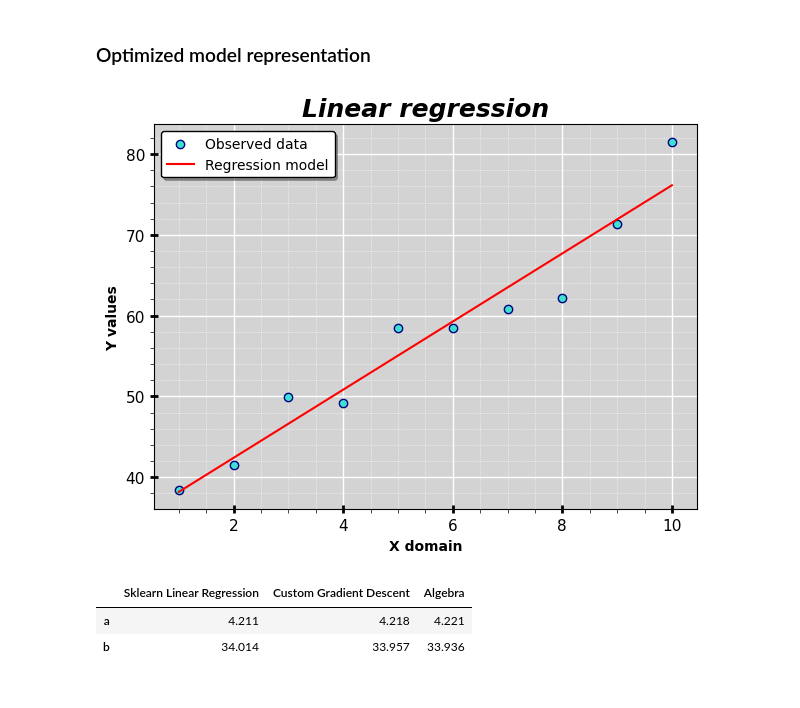
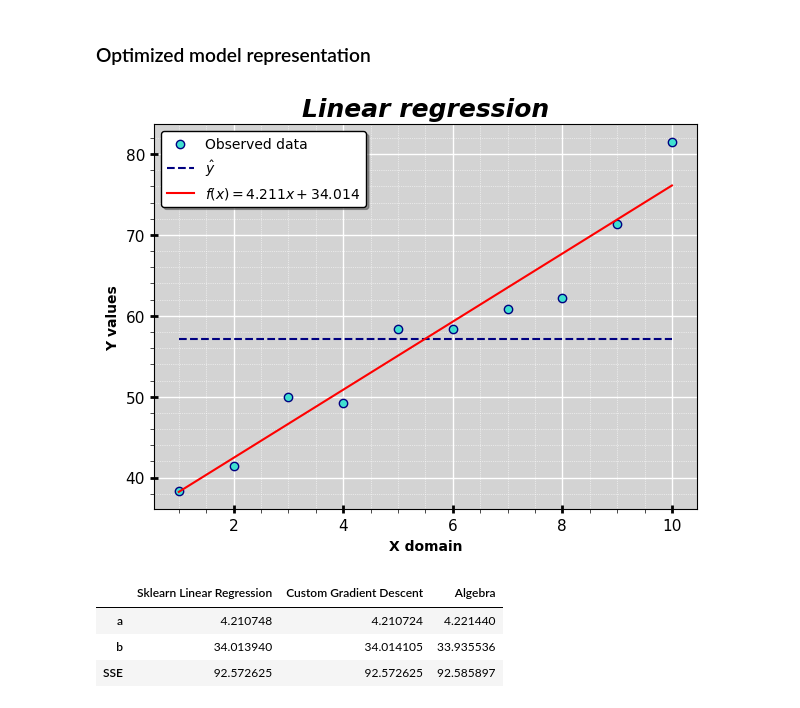
Before and after one commit to kameelsky/data-science, a Jupyter notebook: Toolbox/GD_minimization.ipynb, the cells around one changed output. Saved outputs shown, nothing was run; the diff lists cells and outputs as text; code cells hidden in the pictures.

Commit message:
added GD algorithm

```diff
--- a/Toolbox/GD_minimization.ipynb
+++ b/Toolbox/GD_minimization.ipynb
@@ -182,4 +175,0 @@ Note: Since we already inroduced x domain to to the cost function, we were able
-# %%
-ss = smp.lambdify([a, b], ss)
-ss_da = smp.lambdify([a, b], ss_da)
-ss_db = smp.lambdify([a, b], ss_db)
@@ -186,28 +225,2 @@ ss_db = smp.lambdify([a, b], ss_db)
 # %% [markdown]
 ### We train the model
-# %%
-# Colecting data
-gradient_descent = []
-
-# Initialize parameters
-a = 1
-b = y_observed.mean()
-L = 0.001
-iterations = 2500
-
-# Init
-current_ss = ss(a, b)
-print(f"Iteration 0: a = {a}, b = {b}, SS = {current_ss}")
-
-# Gradient Descent Algorithm
-for i in range(1, iterations + 1):
-
-    a -= ss_da(a, b) * L
-    b -= ss_db(a, b) * L
-    current_ss = ss(a, b)
-
-    # Evaluate
-    if i % 250 == 0:
-        print(f"Iteration {i}: a = {a}, b = {b}, SS = {current_ss}")
-
-    gradient_descent.append((i, a, b, current_ss))
@@ -257,28 +343,29 @@ plt.show()
 # %%
 xdomain = np.linspace(x_observed.min(), x_observed.max(), 100)
 y_predicted = f(a=a, b=b, x=xdomain)
 
 # Plotting
 plt.figure(figsize=(7,5))
 ax = plt.gca()
 ax.scatter(x_observed, y_observed, edgecolors="navy", color="turquoise", label="Observed data")
-ax.plot(xdomain, y_predicted, color="red", label="Regression model")
+ax.plot(x_observed, [y_observed.mean() for _ in x_observed], label=r"$\hat{y}$", linestyle="--", color="navy")
+ax.plot(xdomain, y_predicted, color="red", label=f"$f(x) = {a:.3f}x+{b:.3f}$")
 ax.minorticks_on()
 ax.tick_params(axis="y", which='minor', width=0.5, length=3)
 ax.tick_params(axis="y", which='major', width=2, length=6, direction="inout", labelsize=11)
 ax.tick_params(axis="x", which='minor', width=0.5, length=3)
 ax.tick_params(axis="x", which='major', width=2, length=6, direction="inout", labelsize=11)
 ax.set_xlabel("X domain", fontdict={"fontweight":"bold"})
 ax.set_ylabel("Y values", fontdict={"fontweight":"bold"})
 ax.set_title("Linear regression", fontsize=18, fontweight="bold", fontstyle="italic")
 ax.set_facecolor("lightgrey")
 ax.grid(axis="both", which='major', linewidth=1, linestyle='-', color="white")
 ax.grid(axis="both", which='minor', linewidth=0.5, linestyle=':', color="white")
 ax.set_axisbelow(True)
 ax.legend(fancybox=True, shadow=True, facecolor="white", edgecolor="black", loc='upper left')
 plt.show()
 # %% [output]
-[figure, old version]
+[figure, new version]
 # %%
 from sklearn.linear_model import LinearRegression
 from pandas import DataFrame
@@ -290,11 +377,12 @@ model = LinearRegression()
 model.fit(X=df[["x"]], y=df["y"])
 
 DataFrame({
-    "Sklearn Linear Regression": [model.coef_[0], model.intercept_],
-    "Custom Gradient Descent": [a, b],
-    "Algebra": [algebra.rhs[0], algebra.rhs[1]]
-}, index=["a", "b"], dtype=float).round(3)
+    "Sklearn Linear Regression": [model.coef_[0], model.intercept_, sse(model.coef_[0], model.intercept_, x_observed, y_observed)],
+    "Custom Gradient Descent": [a, b, sse(a, b, x_observed, y_observed)],
+    "Algebra": [algebra.rhs[0], algebra.rhs[1], sse(algebra.rhs[0], algebra.rhs[1], x_observed, y_observed)]
+}, index=["a", "b", "SSE"], dtype=float)
 # %% [output]
 |  | Sklearn Linear Regression | Custom Gradient Descent | Algebra |
-| a | 4.211 | 4.218 | 4.221 |
-| b | 34.014 | 33.957 | 33.936 |
+| a | 4.210748 | 4.210724 | 4.221440 |
+| b | 34.013940 | 34.014105 | 33.935536 |
+| SSE | 92.572625 | 92.572625 | 92.585897 |
```
Also changed, not shown: parts of 14 cells of this notebook, 1 other file.
